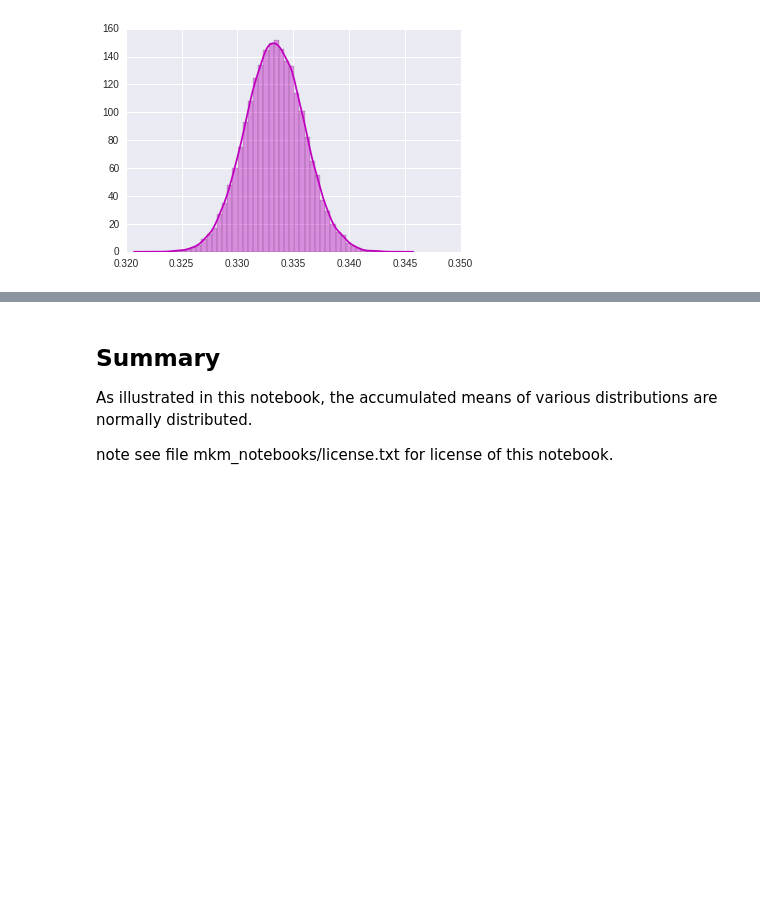
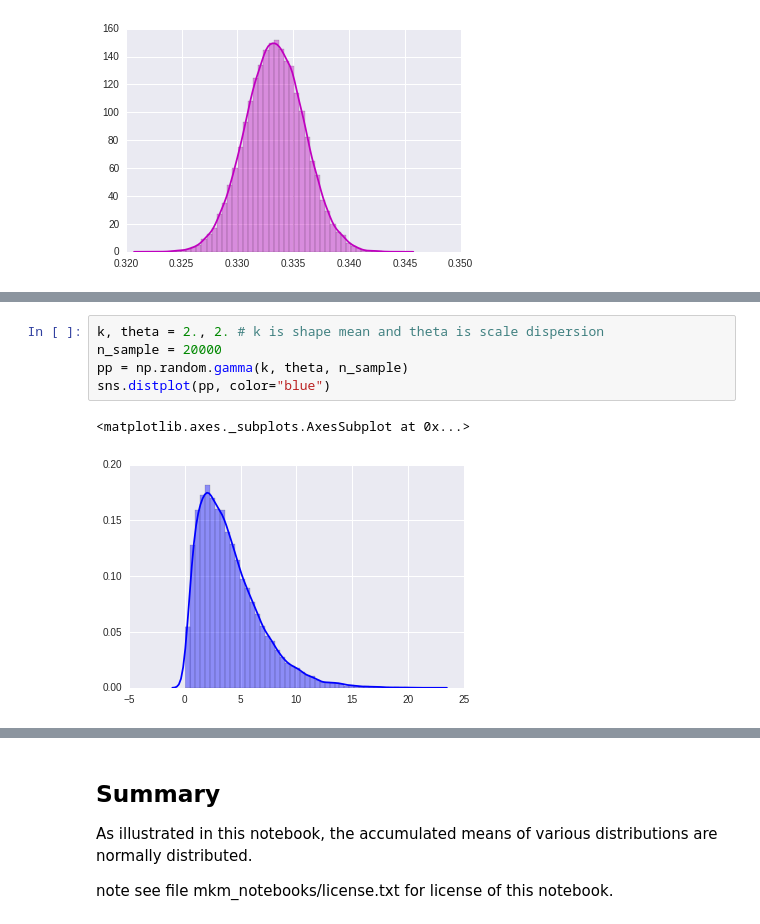
Before and after one commit to matthewmacleod/mkm_notebooks, a Jupyter notebook: ctl.ipynb, the cells around one changed output, grey strips where cells are left out. Cells and saved outputs as stored; diff of their text form; blank space fills up the shorter version.

Commit message:
add gamma distribution

```diff
--- a/ctl.ipynb
+++ b/ctl.ipynb
@@ -294,0 +314,8 @@ sns.distplot(means, color="m")
+# %%
+k, theta = 2., 2. # k is shape mean and theta is scale dispersion
+n_sample = 20000
+pp = np.random.gamma(k, theta, n_sample)
+sns.distplot(pp, color="blue")
+# %% [output]
+<matplotlib.axes._subplots.AxesSubplot at 0x...>
+[figure, added]
```
Also changed, not shown: parts of 5 cells of this notebook.
